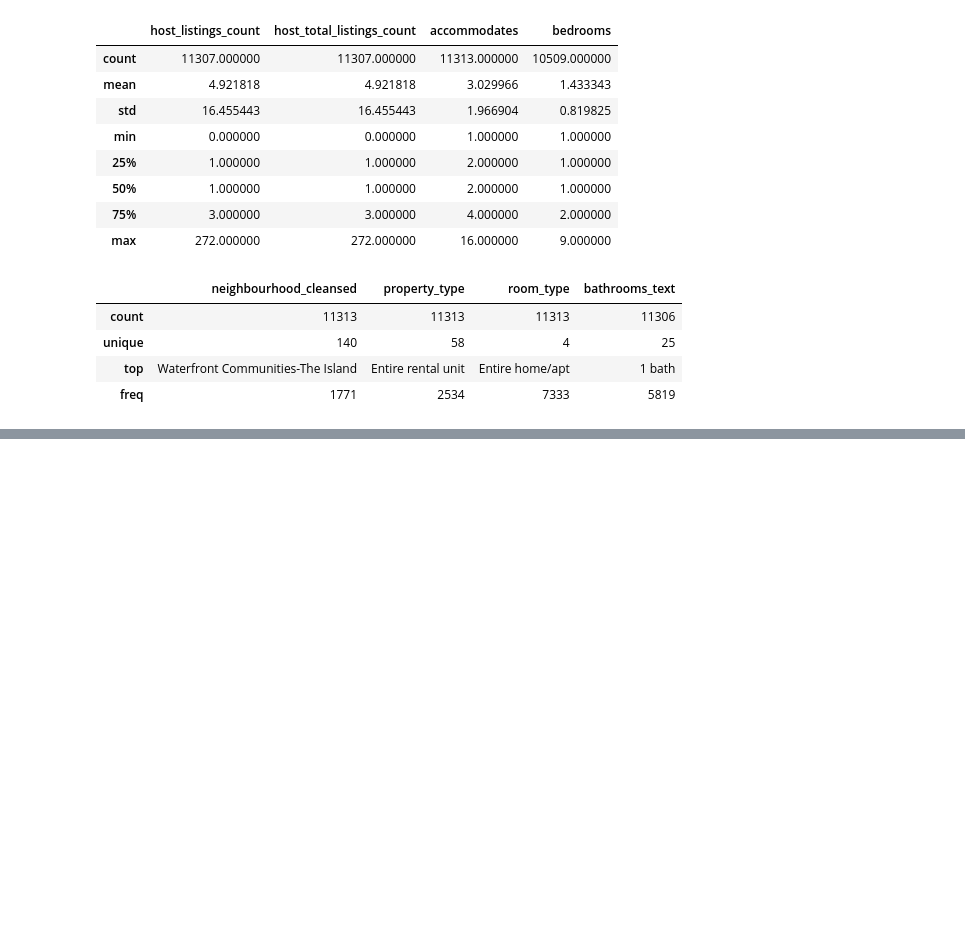
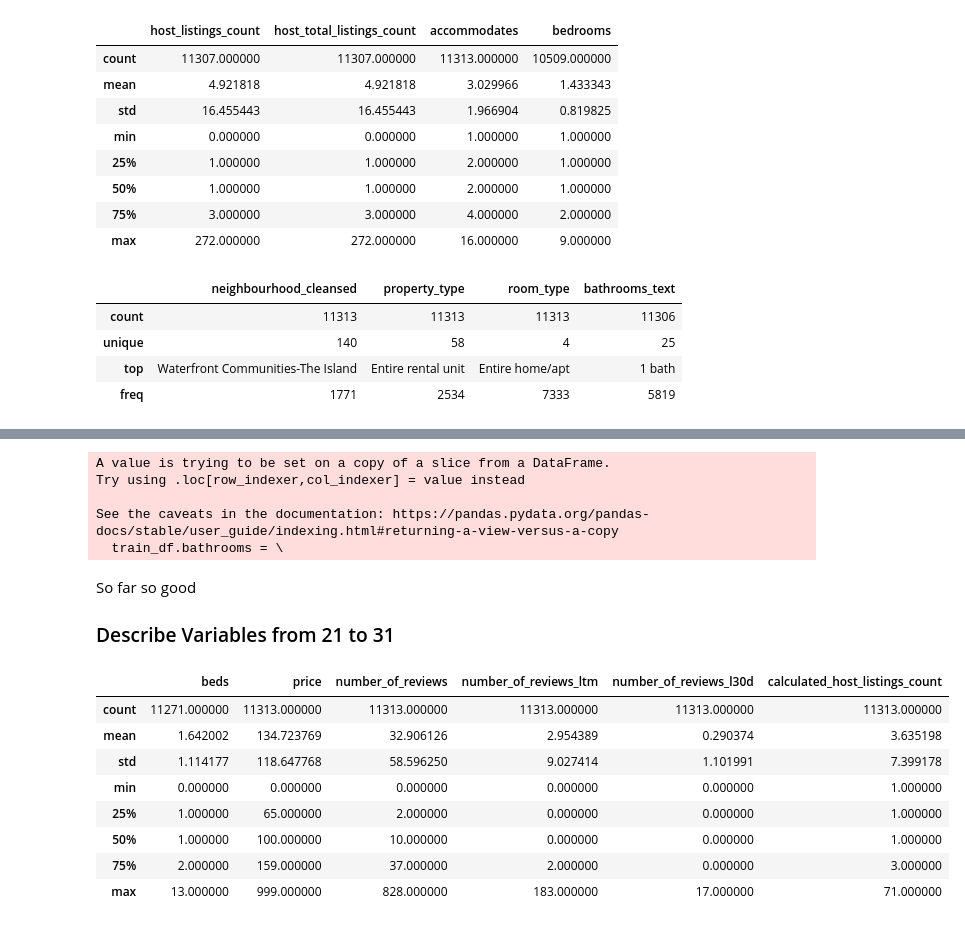
Before and after one commit to Owen-Darkhorse/STAT-441-Project, a Jupyter notebook: Airbnb EDA.ipynb, the cells around one changed output, grey strips where cells are left out. Drawn from its saved outputs; the diff is of its cells as text; code cells hidden in the pictures; blank space fills up the shorter version.

```diff
--- a/Airbnb EDA.ipynb
+++ b/Airbnb EDA.ipynb
@@ -671,4 +685,4 @@ Try using .loc[row_indexer,col_indexer] = value instead
 See the caveats in the documentation: https://pandas.pydata.org/pandas-docs/stable/user_guide/indexing.html#returning-a-view-versus-a-copy
   train_df.host_verifications = \
 # %%
-train_df.veri_counts = train_df.host_verifications.str.split(",").apply(len)
+train_df["host_verification"] = train_df.host_verifications.str.split(",")
@@ -774,0 +815,24 @@ Name: bedrooms, Length: 11313, dtype: float64
+# %%
+train_df.bathrooms = \
+    pd.to_numeric(train_df.bathrooms, errors = 'ignore')
+# %% [output]
+A value is trying to be set on a copy of a slice from a DataFrame.
+Try using .loc[row_indexer,col_indexer] = value instead
+
+See the caveats in the documentation: https://pandas.pydata.org/pandas-docs/stable/user_guide/indexing.html#returning-a-view-versus-a-copy
+  train_df.bathrooms = \
+# %% [markdown]
+So far so good
+### Describe Variables from 21 to 31
+# %%
+train_df.iloc[:, 21:31].describe()
+# %% [output]
+|  | beds | price | number_of_reviews | number_of_reviews_ltm | number_of_reviews_l30d | calculated_host_listings_count |
+| count | 11271.000000 | 11313.000000 | 11313.000000 | 11313.000000 | 11313.000000 | 11313.000000 |
+| mean | 1.642002 | 134.723769 | 32.906126 | 2.954389 | 0.290374 | 3.635198 |
+| std | 1.114177 | 118.647768 | 58.596250 | 9.027414 | 1.101991 | 7.399178 |
+| min | 0.000000 | 0.000000 | 0.000000 | 0.000000 | 0.000000 | 1.000000 |
+| 25% | 1.000000 | 65.000000 | 2.000000 | 0.000000 | 0.000000 | 1.000000 |
+| 50% | 1.000000 | 100.000000 | 10.000000 | 0.000000 | 0.000000 | 1.000000 |
+| 75% | 2.000000 | 159.000000 | 37.000000 | 2.000000 | 0.000000 | 3.000000 |
+| max | 13.000000 | 999.000000 | 828.000000 | 183.000000 | 17.000000 | 71.000000 |
```
Also changed, not shown: parts of 61 cells of this notebook.
